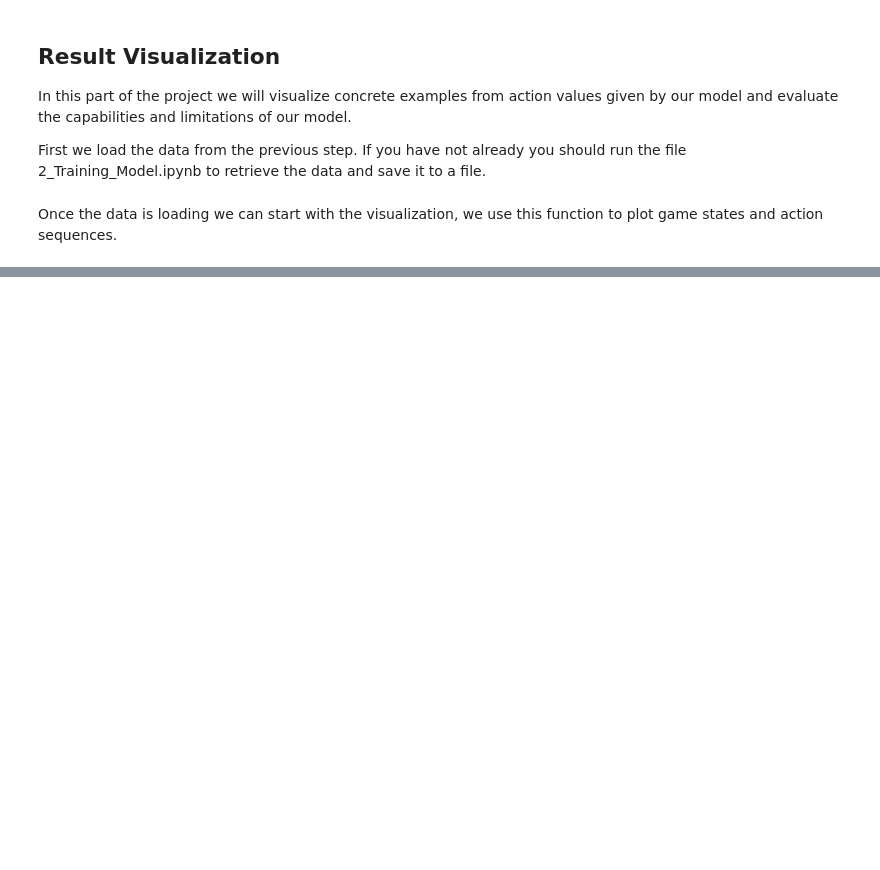
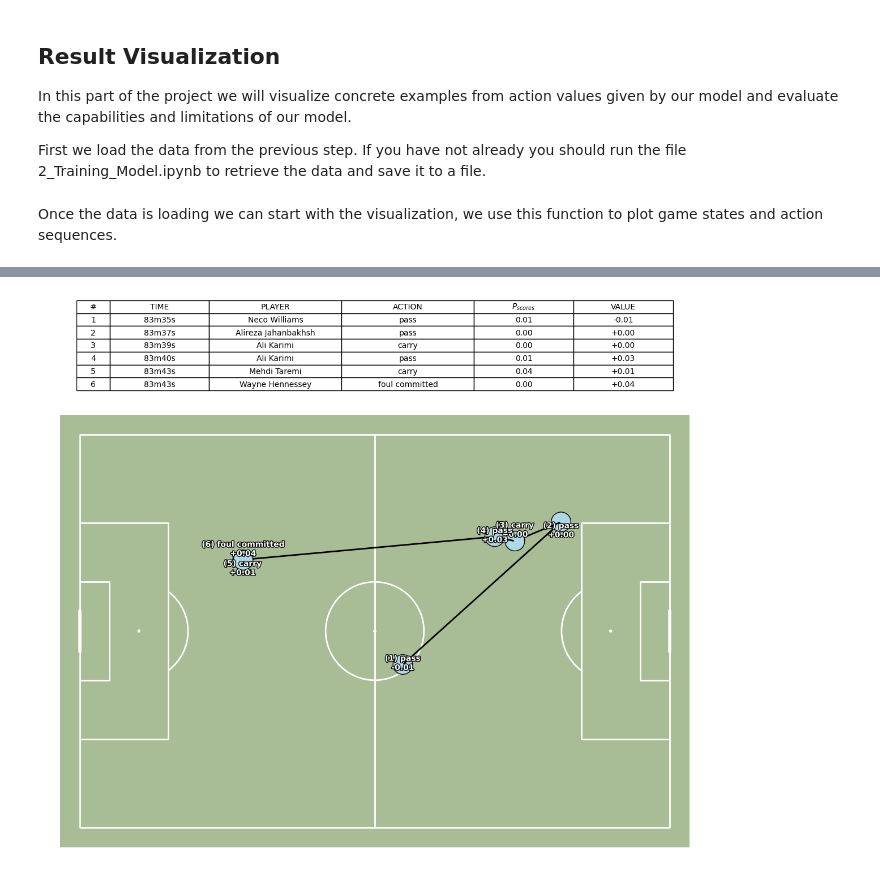
Before and after one commit to manueltuor/Data-Science-Project, a Jupyter notebook: 3_Result_Visualization.ipynb, the cells around one changed output, grey strips where cells are left out. Drawn from its saved outputs; the diff is of its cells as text; code cells hidden in the pictures; blank space fills up the shorter version.

```diff
--- a/3_Result_Visualization.ipynb
+++ b/3_Result_Visualization.ipynb
@@ -56,0 +199,4 @@ plot_event_with_360(event_row)
+# %%
+plot_action_chain_by_id(df_model, "17949ad2-d653-49cb-95e4-2efe585438dc")
+# %% [output]
+[figure, added]
```
Also changed, not shown: parts of 4 cells of this notebook.
